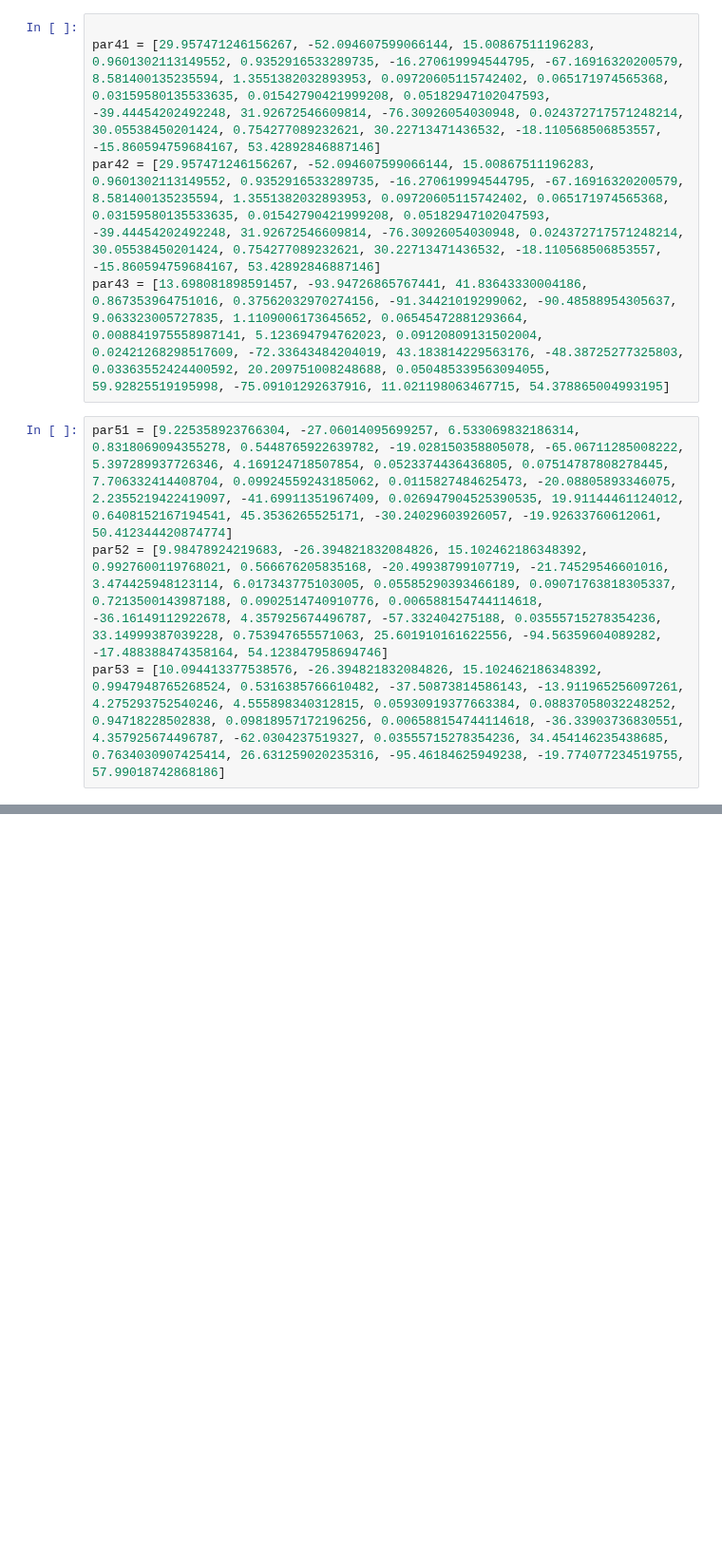
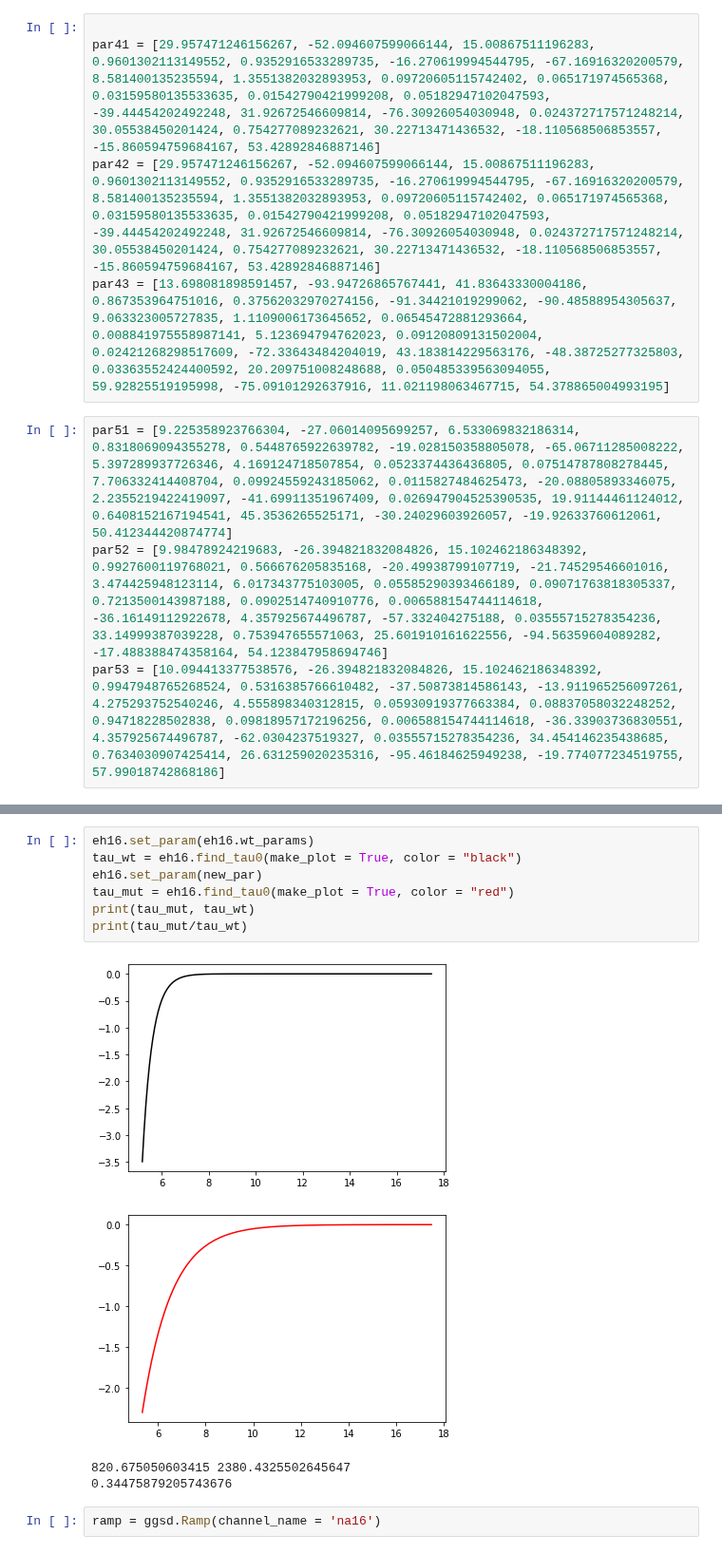
Before and after one commit to roybens/SimulatingVariants, a Jupyter notebook: fitting_na_16_plotter.ipynb, the cells around one changed output, grey strips where cells are left out. Shown at 95% size. Drawn from its saved outputs; the diff is of its cells as text; blank space fills up the shorter version.

```diff
--- a/fitting_na_16_plotter.ipynb
+++ b/fitting_na_16_plotter.ipynb
@@ -681,0 +168,14 @@ best_indvs
+# %%
+eh16.set_param(eh16.wt_params)
+tau_wt = eh16.find_tau0(make_plot = True, color = "black")
+eh16.set_param(new_par)
+tau_mut = eh16.find_tau0(make_plot = True, color = "red")
+print(tau_mut, tau_wt)
+print(tau_mut/tau_wt)
+# %% [output]
+[figure, added]
+[figure, added]
+820.675050603415 2380.4325502645647
+0.34475879205743676
+# %%
+ramp = ggsd.Ramp(channel_name = 'na16')
```
Also changed, not shown: parts of 63 cells of this notebook, 22 other files.
